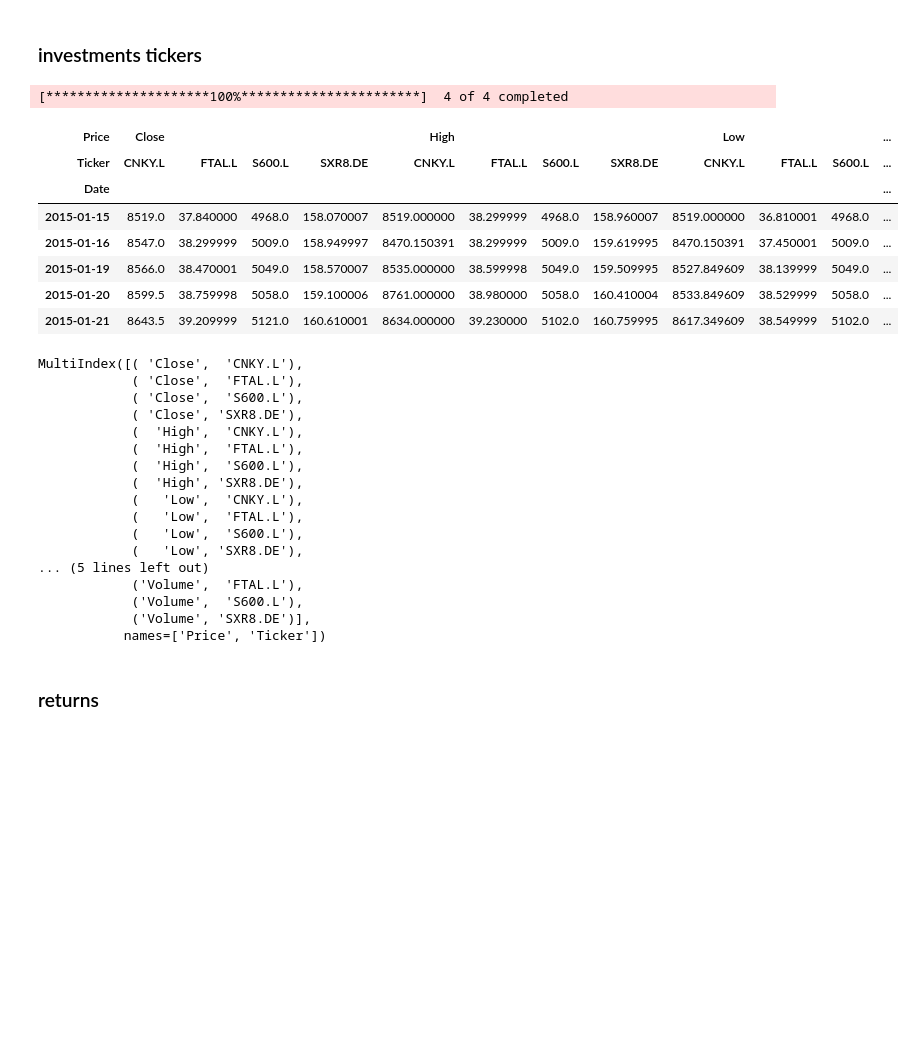
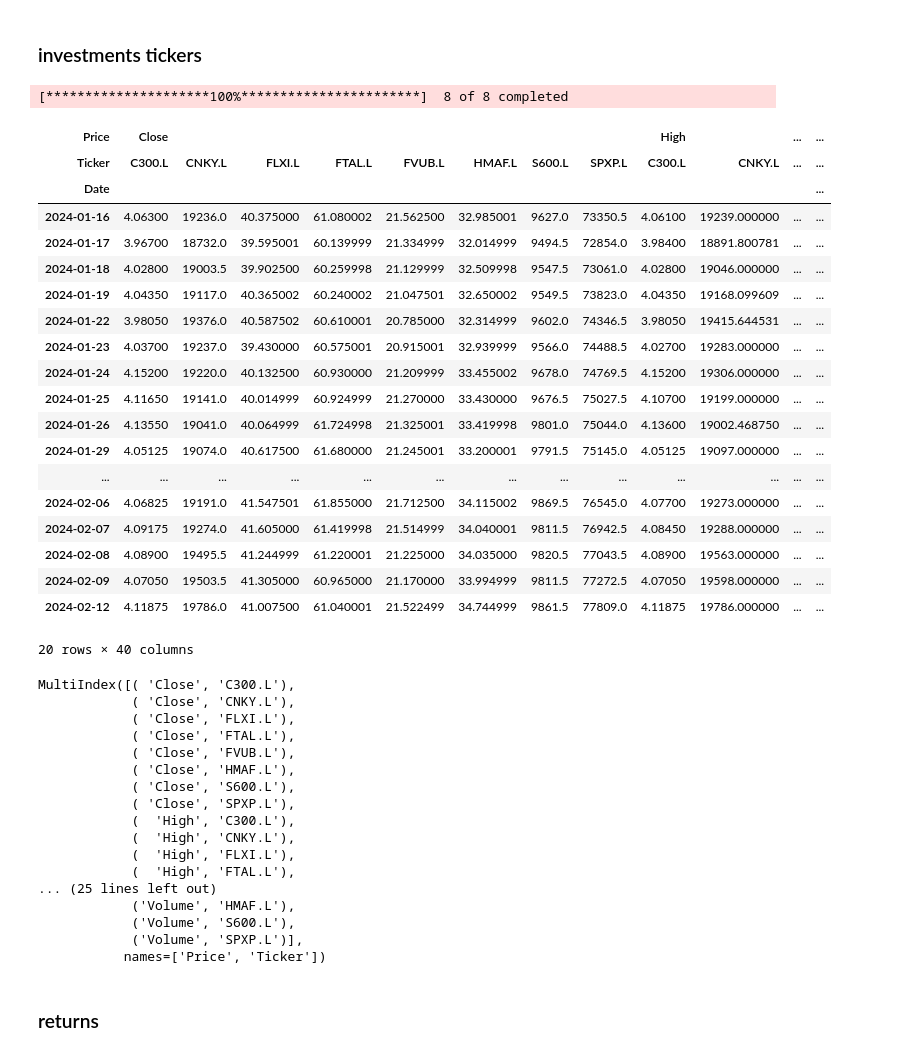
Before and after one commit to MarkEHolland/financial-newsfeed, a Jupyter notebook: notebooks/etf.ipynb, the cells around one changed output. Cells and saved outputs as stored; diff of their text form; code cells hidden in the pictures; blank space fills up the shorter version.

```diff
--- a/notebooks/etf.ipynb
+++ b/notebooks/etf.ipynb
@@ -15,37 +47,49 @@ ticker_symbols  = " ".join(ticker_list)
 # %%
 #ticker_symbols = ticker_symbols + " EURGBP=X"
 # %%
-data = yf.download(ticker_symbols, period='10y')
-data.head()
+data = yf.download(ticker_symbols, period='1y')
+data.head(20)
 # %% [output]
-[*********************100%***********************]  4 of 4 completed
+[*********************100%***********************]  8 of 8 completed
-| Price | Close |  |  |  | High |  |  |  | Low |  |  | ... |
-| Ticker | CNKY.L | FTAL.L | S600.L | SXR8.DE | CNKY.L | FTAL.L | S600.L | SXR8.DE | CNKY.L | FTAL.L | S600.L | ... |
+| Price | Close |  |  |  |  |  |  |  | High |  | ... | ... |
+| Ticker | C300.L | CNKY.L | FLXI.L | FTAL.L | FVUB.L | HMAF.L | S600.L | SPXP.L | C300.L | CNKY.L | ... | ... |
 | Date |  |  |  |  |  |  |  |  |  |  |  | ... |
-| 2015-01-15 | 8519.0 | 37.840000 | 4968.0 | 158.070007 | 8519.000000 | 38.299999 | 4968.0 | 158.960007 | 8519.000000 | 36.810001 | 4968.0 | ... |
-| 2015-01-16 | 8547.0 | 38.299999 | 5009.0 | 158.949997 | 8470.150391 | 38.299999 | 5009.0 | 159.619995 | 8470.150391 | 37.450001 | 5009.0 | ... |
-| 2015-01-19 | 8566.0 | 38.470001 | 5049.0 | 158.570007 | 8535.000000 | 38.599998 | 5049.0 | 159.509995 | 8527.849609 | 38.139999 | 5049.0 | ... |
-| 2015-01-20 | 8599.5 | 38.759998 | 5058.0 | 159.100006 | 8761.000000 | 38.980000 | 5058.0 | 160.410004 | 8533.849609 | 38.529999 | 5058.0 | ... |
-| 2015-01-21 | 8643.5 | 39.209999 | 5121.0 | 160.610001 | 8634.000000 | 39.230000 | 5102.0 | 160.759995 | 8617.349609 | 38.549999 | 5102.0 | ... |
+| 2024-01-16 | 4.06300 | 19236.0 | 40.375000 | 61.080002 | 21.562500 | 32.985001 | 9627.0 | 73350.5 | 4.06100 | 19239.000000 | ... | ... |
+| 2024-01-17 | 3.96700 | 18732.0 | 39.595001 | 60.139999 | 21.334999 | 32.014999 | 9494.5 | 72854.0 | 3.98400 | 18891.800781 | ... | ... |
+| 2024-01-18 | 4.02800 | 19003.5 | 39.902500 | 60.259998 | 21.129999 | 32.509998 | 9547.5 | 73061.0 | 4.02800 | 19046.000000 | ... | ... |
+| 2024-01-19 | 4.04350 | 19117.0 | 40.365002 | 60.240002 | 21.047501 | 32.650002 | 9549.5 | 73823.0 | 4.04350 | 19168.099609 | ... | ... |
+| 2024-01-22 | 3.98050 | 19376.0 | 40.587502 | 60.610001 | 20.785000 | 32.314999 | 9602.0 | 74346.5 | 3.98050 | 19415.644531 | ... | ... |
+| 2024-01-23 | 4.03700 | 19237.0 | 39.430000 | 60.575001 | 20.915001 | 32.939999 | 9566.0 | 74488.5 | 4.02700 | 19283.000000 | ... | ... |
+| 2024-01-24 | 4.15200 | 19220.0 | 40.132500 | 60.930000 | 21.209999 | 33.455002 | 9678.0 | 74769.5 | 4.15200 | 19306.000000 | ... | ... |
+| 2024-01-25 | 4.11650 | 19141.0 | 40.014999 | 60.924999 | 21.270000 | 33.430000 | 9676.5 | 75027.5 | 4.10700 | 19199.000000 | ... | ... |
+| 2024-01-26 | 4.13550 | 19041.0 | 40.064999 | 61.724998 | 21.325001 | 33.419998 | 9801.0 | 75044.0 | 4.13600 | 19002.468750 | ... | ... |
+| 2024-01-29 | 4.05125 | 19074.0 | 40.617500 | 61.680000 | 21.245001 | 33.200001 | 9791.5 | 75145.0 | 4.05125 | 19097.000000 | ... | ... |
+| ... | ... | ... | ... | ... | ... | ... | ... | ... | ... | ... | ... | ... |
+| 2024-02-06 | 4.06825 | 19191.0 | 41.547501 | 61.855000 | 21.712500 | 34.115002 | 9869.5 | 76545.0 | 4.07700 | 19273.000000 | ... | ... |
+| 2024-02-07 | 4.09175 | 19274.0 | 41.605000 | 61.419998 | 21.514999 | 34.040001 | 9811.5 | 76942.5 | 4.08450 | 19288.000000 | ... | ... |
+| 2024-02-08 | 4.08900 | 19495.5 | 41.244999 | 61.220001 | 21.225000 | 34.035000 | 9820.5 | 77043.5 | 4.08900 | 19563.000000 | ... | ... |
+| 2024-02-09 | 4.07050 | 19503.5 | 41.305000 | 60.965000 | 21.170000 | 33.994999 | 9811.5 | 77272.5 | 4.07050 | 19598.000000 | ... | ... |
+| 2024-02-12 | 4.11875 | 19786.0 | 41.007500 | 61.040001 | 21.522499 | 34.744999 | 9861.5 | 77809.0 | 4.11875 | 19786.000000 | ... | ... |
+20 rows × 40 columns
 # %%
 data.columns
 # %% [output]
-MultiIndex([( 'Close',  'CNKY.L'),
-            ( 'Close',  'FTAL.L'),
-            ( 'Close',  'S600.L'),
-            ( 'Close', 'SXR8.DE'),
-            (  'High',  'CNKY.L'),
-            (  'High',  'FTAL.L'),
-            (  'High',  'S600.L'),
-            (  'High', 'SXR8.DE'),
-            (   'Low',  'CNKY.L'),
-            (   'Low',  'FTAL.L'),
-            (   'Low',  'S600.L'),
-            (   'Low', 'SXR8.DE'),
-... (5 lines left out)
-            ('Volume',  'FTAL.L'),
-            ('Volume',  'S600.L'),
-            ('Volume', 'SXR8.DE')],
+MultiIndex([( 'Close', 'C300.L'),
+            ( 'Close', 'CNKY.L'),
+            ( 'Close', 'FLXI.L'),
+            ( 'Close', 'FTAL.L'),
+            ( 'Close', 'FVUB.L'),
+            ( 'Close', 'HMAF.L'),
+            ( 'Close', 'S600.L'),
+            ( 'Close', 'SPXP.L'),
+            (  'High', 'C300.L'),
+            (  'High', 'CNKY.L'),
+            (  'High', 'FLXI.L'),
+            (  'High', 'FTAL.L'),
+... (25 lines left out)
+            ('Volume', 'HMAF.L'),
+            ('Volume', 'S600.L'),
+            ('Volume', 'SPXP.L')],
            names=['Price', 'Ticker'])
 # %% [markdown]
 ### returns
```
Also changed, not shown: parts of 44 cells of this notebook.
